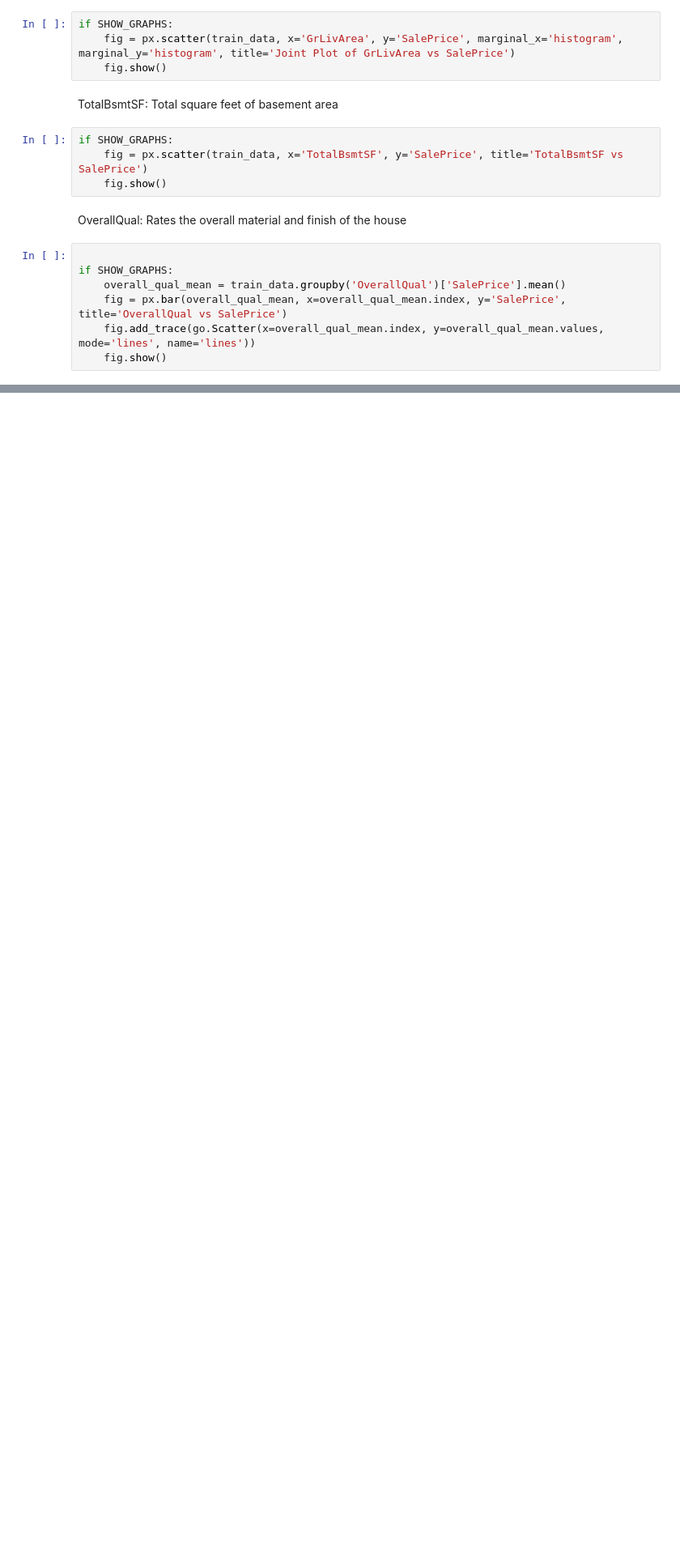
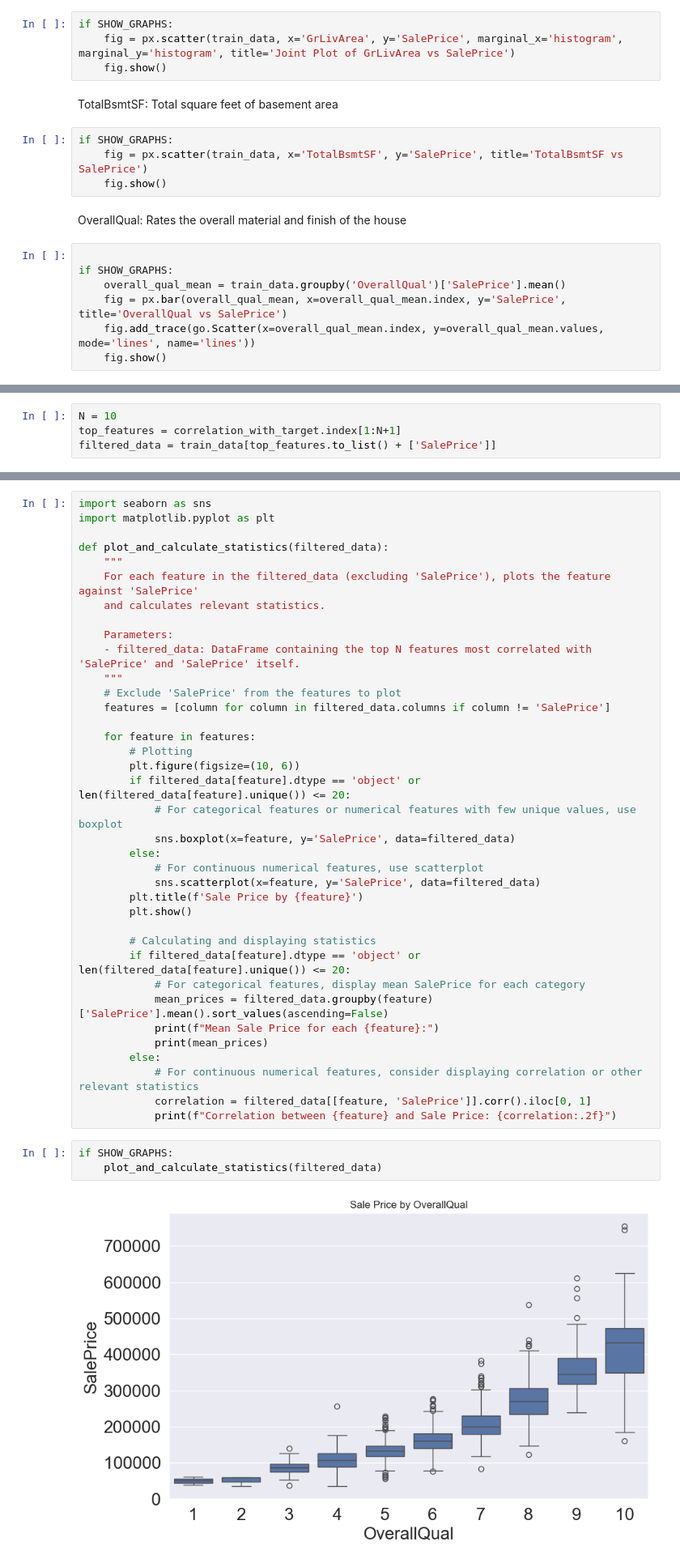
Before and after one commit to yayaya142/House-Prices-ML, a Jupyter notebook: src/house_prices.ipynb, the cells around one changed output, grey strips where cells are left out. Shown at 81% size. Cells and saved outputs as stored; diff of their text form; blank space fills up the shorter version.

```diff
--- a/src/house_prices.ipynb
+++ b/src/house_prices.ipynb
@@ -268,0 +417,4 @@ Display the correlation matrix with the n most correlated features
+# %%
+N = 10
+top_features = correlation_with_target.index[1:N+1]
+filtered_data = train_data[top_features.to_list() + ['SalePrice']]
@@ -268,0 +468,42 @@ Display the correlation matrix with the n most correlated features
+# %%
+import seaborn as sns
+import matplotlib.pyplot as plt
+
+def plot_and_calculate_statistics(filtered_data):
+    """
+    For each feature in the filtered_data (excluding 'SalePrice'), plots the feature against 'SalePrice'
+    and calculates relevant statistics.
+
+    Parameters:
+    - filtered_data: DataFrame containing the top N features most correlated with 'SalePrice' and 'SalePrice' itself.
+    """
+    # Exclude 'SalePrice' from the features to plot
+    features = [column for column in filtered_data.columns if column != 'SalePrice']
+
+    for feature in features:
+        # Plotting
+        plt.figure(figsize=(10, 6))
+        if filtered_data[feature].dtype == 'object' or len(filtered_data[feature].unique()) <= 20:
+            # For categorical features or numerical features with few unique values, use boxplot
+            sns.boxplot(x=feature, y='SalePrice', data=filtered_data)
+        else:
+            # For continuous numerical features, use scatterplot
+            sns.scatterplot(x=feature, y='SalePrice', data=filtered_data)
+        plt.title(f'Sale Price by {feature}')
+        plt.show()
+
+        # Calculating and displaying statistics
+        if filtered_data[feature].dtype == 'object' or len(filtered_data[feature].unique()) <= 20:
+            # For categorical features, display mean SalePrice for each category
+            mean_prices = filtered_data.groupby(feature)['SalePrice'].mean().sort_values(ascending=False)
+            print(f"Mean Sale Price for each {feature}:")
+            print(mean_prices)
+        else:
+            # For continuous numerical features, consider displaying correlation or other relevant statistics
+            correlation = filtered_data[[feature, 'SalePrice']].corr().iloc[0, 1]
+            print(f"Correlation between {feature} and Sale Price: {correlation:.2f}")
+# %%
+if SHOW_GRAPHS:
+    plot_and_calculate_statistics(filtered_data)
+# %% [output]
+[figure, added]
```
Also changed, not shown: parts of 28 cells of this notebook.
